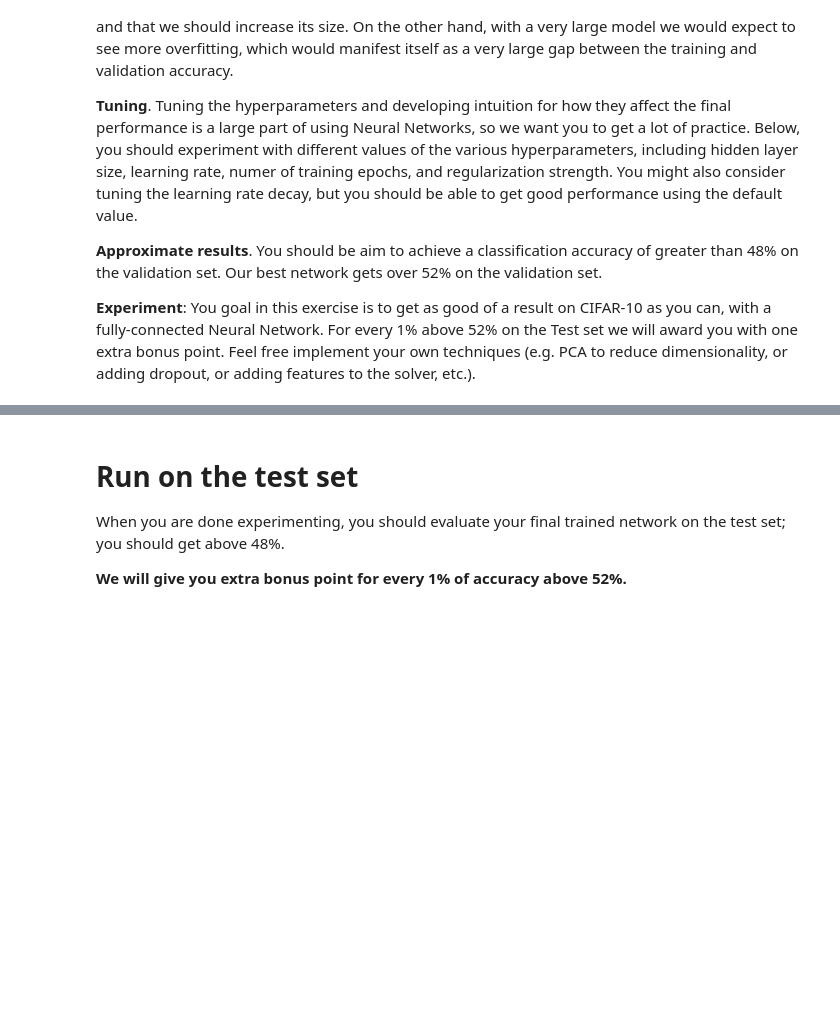
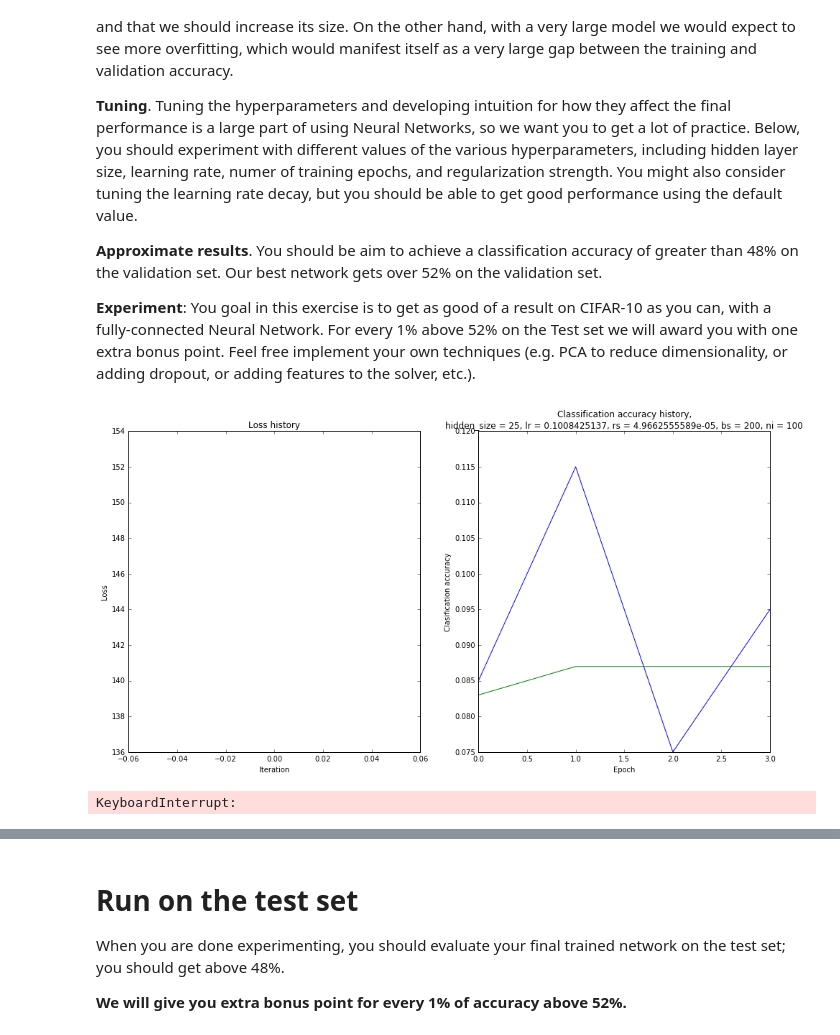
Before and after one commit to hartikainen/stanford-cs231n, a Jupyter notebook: assignment1/two_layer_net.ipynb, the cells around one changed output, grey strips where cells are left out. Drawn from its saved outputs; the diff is of its cells as text; code cells hidden in the pictures; blank space fills up the shorter version.

```diff
--- a/assignment1/two_layer_net.ipynb
+++ b/assignment1/two_layer_net.ipynb
@@ -260,19 +302,66 @@ show_net_weights(net)
+# %%
+def draw_exponentially(A, B):
+    return np.exp(np.random.uniform(np.log(A), np.log(B)))
+
+def draw_geometrically(A, B):
+    return np.int(draw_exponentially(A, B))
 # %%
+best_net = None # store the best model into this
+
+hidden_dim_fn = lambda: np.random.randint(15, 60)
+learning_rate_fn = lambda: np.power(10.0, np.random.uniform(-2, 0))
+reg_fn = lambda: draw_exponentially(3.1e-6, 3.1e0)
+anneal_t0_fn = lambda: draw_geometrically(100, 1000)
+
+results = {}
+best_acc = -1
 best_net = None # store the best model into this
 
 #################################################################################
 # TODO: Tune hyperparameters using the validation set. Store your best trained  #
 # model in best_net.                                                            #
 #                                                                               #
 # To help debug your network, it may help to use visualizations similar to the  #
 # ones we used above; these visualizations will have significant qualitative    #
 # differences from the ones we saw above for the poorly tuned network.          #
 #                                                                               #
 # Tweaking hyperparameters by hand can be fun, but you might find it useful to  #
 # write code to sweep through possible combinations of hyperparameters          #
 # automatically like we did on the previous exercises.                          #
 #################################################################################
-pass
+
+for i in xrange(1024):
+
+    hidden_dim = hidden_dim_fn()
+    net = TwoLayerNet(input_size, hidden_size, num_classes, std=1e-1)
+
+    learning_rate = learning_rate_fn()
+    reg = reg_fn()
+    anneal_t0 = anneal_t0_fn()
+
+    stats = net.train(X_train, y_train, X_val, y_val,
+                      learning_rate_decay=0.95, verbose=False,
+                      num_iters=200,
+                      learning_rate=learning_rate, reg=reg,
+                      anneal_t0=anneal_t0)
+
+    val_acc = stats['val_acc_history'][-1]
+    train_acc = stats['train_acc_history'][-1]
+
+    results[(hidden_dim, learning_rate, reg, anneal_t0)] = (train_acc, val_acc)
+
+    if best_acc < val_acc:
+        best_net, best_acc = net, val_acc
+        plot_train(hidden_dim,
+                   learning_rate,
+                   reg,
+                   200,
+                   100,
+                   stats)
+
 #################################################################################
 #                               END OF YOUR CODE                                #
 #################################################################################
+# %% [output]
+[figure, added]
+KeyboardInterrupt:
```
Also changed, not shown: parts of 8 cells of this notebook, 3 other files.
